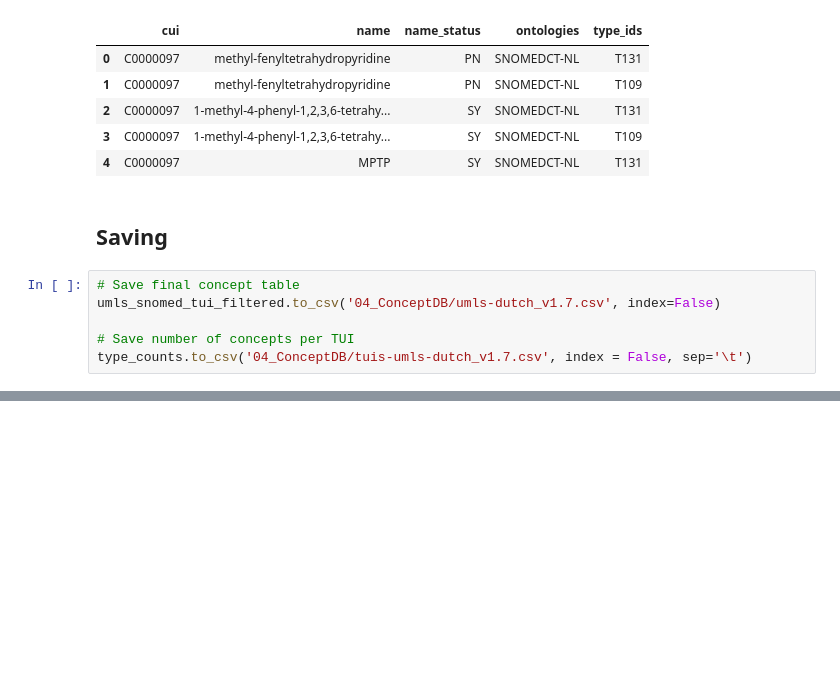
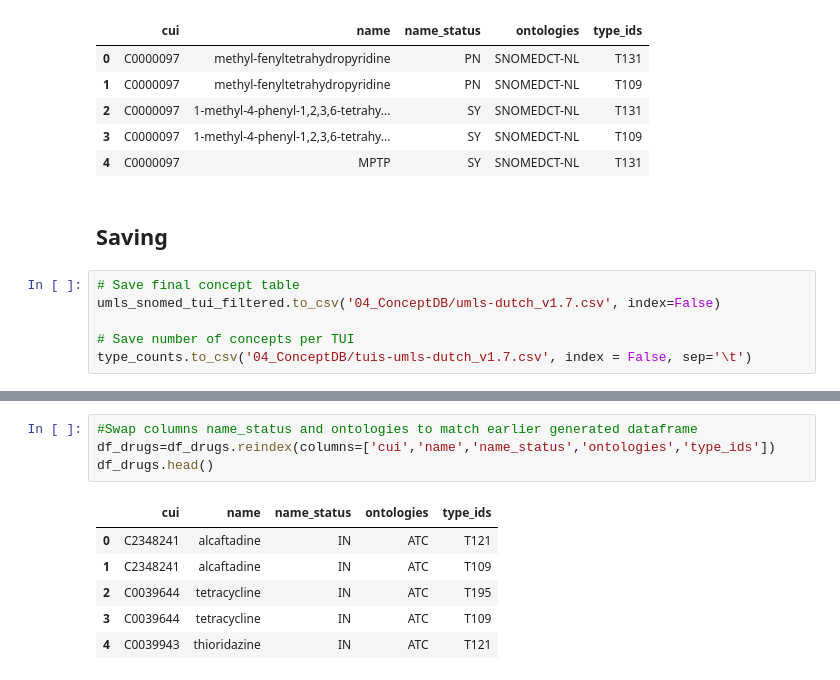
Before and after one commit to umcu/dutch-medical-concepts, a Jupyter notebook: dutch-umls_to_concept-table.ipynb, the cells around one changed output, grey strips where cells are left out. Cells and saved outputs as stored; diff of their text form; blank space fills up the shorter version.

```diff
--- a/dutch-umls_to_concept-table.ipynb
+++ b/dutch-umls_to_concept-table.ipynb
@@ -526,0 +551,11 @@ type_counts.to_csv('04_ConceptDB/tuis-umls-dutch_v1.7.csv', index = False, sep='
+# %%
+#Swap columns name_status and ontologies to match earlier generated dataframe
+df_drugs=df_drugs.reindex(columns=['cui','name','name_status','ontologies','type_ids'])
+df_drugs.head()
+# %% [output]
+|  | cui | name | name_status | ontologies | type_ids |
+| 0 | C2348241 | alcaftadine | IN | ATC | T121 |
+| 1 | C2348241 | alcaftadine | IN | ATC | T109 |
+| 2 | C0039644 | tetracycline | IN | ATC | T195 |
+| 3 | C0039644 | tetracycline | IN | ATC | T109 |
+| 4 | C0039943 | thioridazine | IN | ATC | T121 |
```
Also changed, not shown: parts of 6 cells of this notebook.
